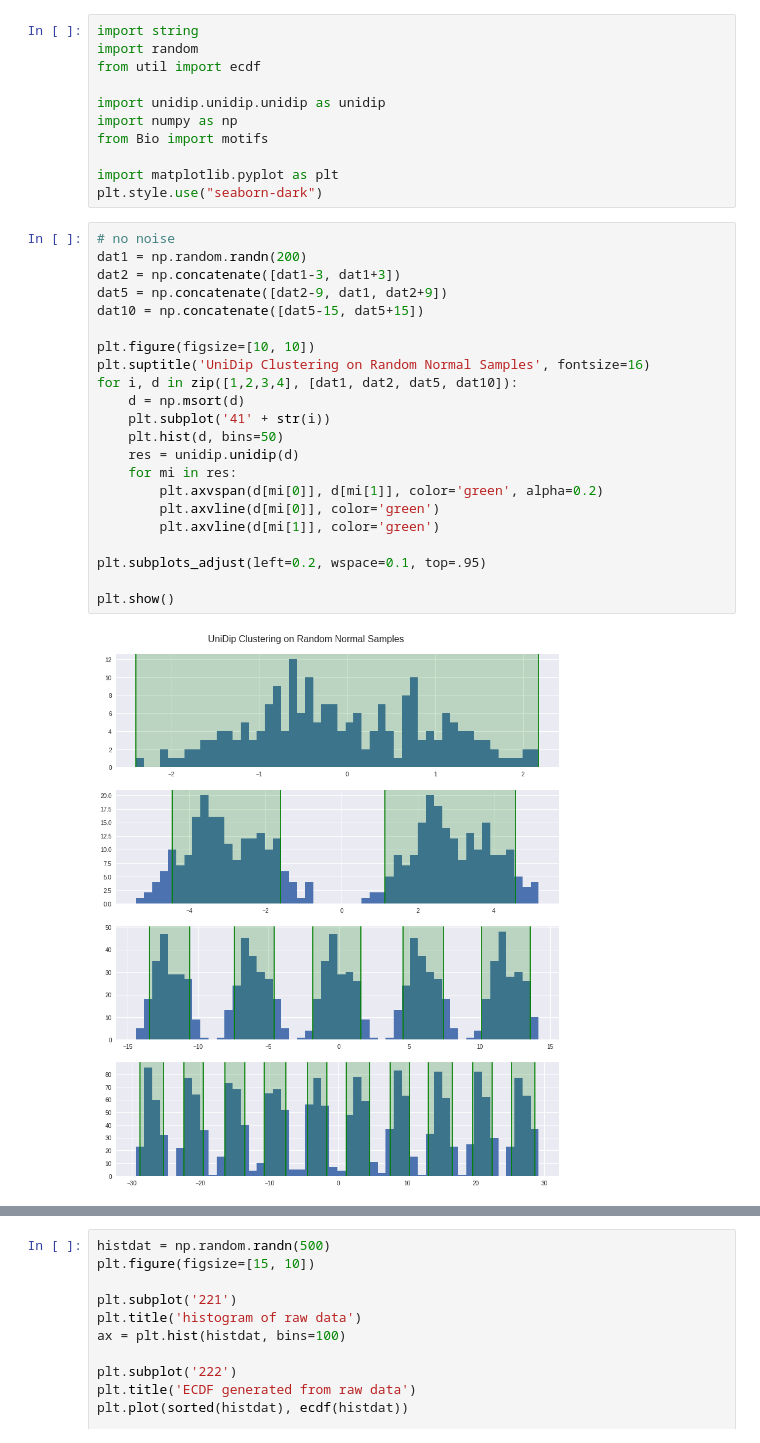
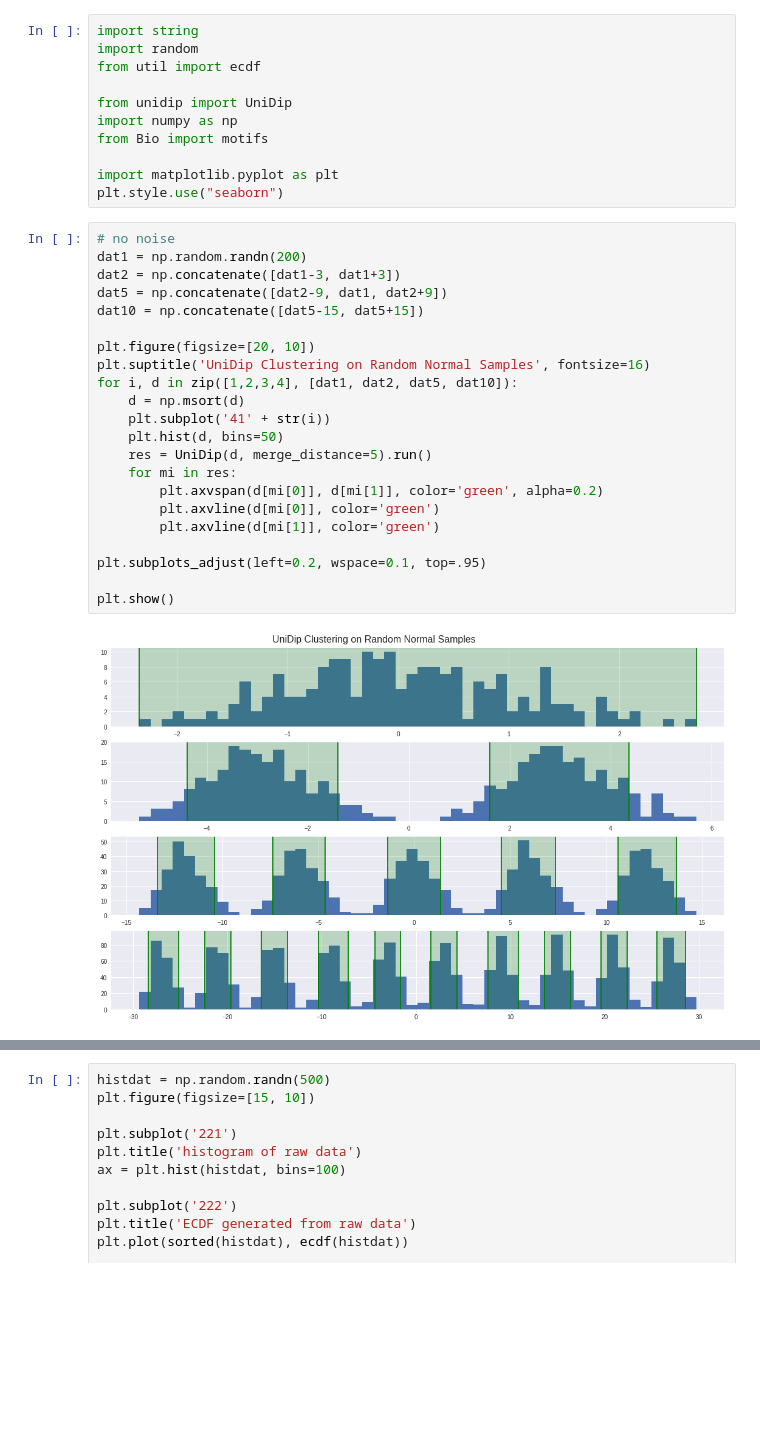
Before and after one commit to BenjaminDoran/bio-unidip-examples, a Jupyter notebook: numeric.ipynb, the cells around one changed output, grey strips where cells are left out. Drawn from its saved outputs; the diff is of its cells as text; blank space fills up the shorter version.

```diff
--- a/numeric.ipynb
+++ b/numeric.ipynb
@@ -3,36 +3,36 @@ import string
 import random
 from util import ecdf
 
-import unidip.unidip.unidip as unidip
+from unidip import UniDip
 import numpy as np
 from Bio import motifs
 
 import matplotlib.pyplot as plt
-plt.style.use("seaborn-dark")
+plt.style.use("seaborn")
 # %%
 # no noise
 dat1 = np.random.randn(200)
 dat2 = np.concatenate([dat1-3, dat1+3])
 dat5 = np.concatenate([dat2-9, dat1, dat2+9])
 dat10 = np.concatenate([dat5-15, dat5+15])
 
-plt.figure(figsize=[10, 10])
+plt.figure(figsize=[20, 10])
 plt.suptitle('UniDip Clustering on Random Normal Samples', fontsize=16)
 for i, d in zip([1,2,3,4], [dat1, dat2, dat5, dat10]):
     d = np.msort(d)
     plt.subplot('41' + str(i))
     plt.hist(d, bins=50)
-    res = unidip.unidip(d)
+    res = UniDip(d, merge_distance=5).run()
     for mi in res:
         plt.axvspan(d[mi[0]], d[mi[1]], color='green', alpha=0.2)
         plt.axvline(d[mi[0]], color='green')
         plt.axvline(d[mi[1]], color='green')
 
 plt.subplots_adjust(left=0.2, wspace=0.1, top=.95)
 
 plt.show()
 # %% [output]
-[figure, old version]
+[figure, new version]
 # %%
 # yes noise
 dat1 = np.concatenate([np.random.normal(0, 0.5, size=200), np.random.uniform(-2, 2, size=800)])
```
Also changed, not shown: parts of 4 cells of this notebook, 15 other files.
